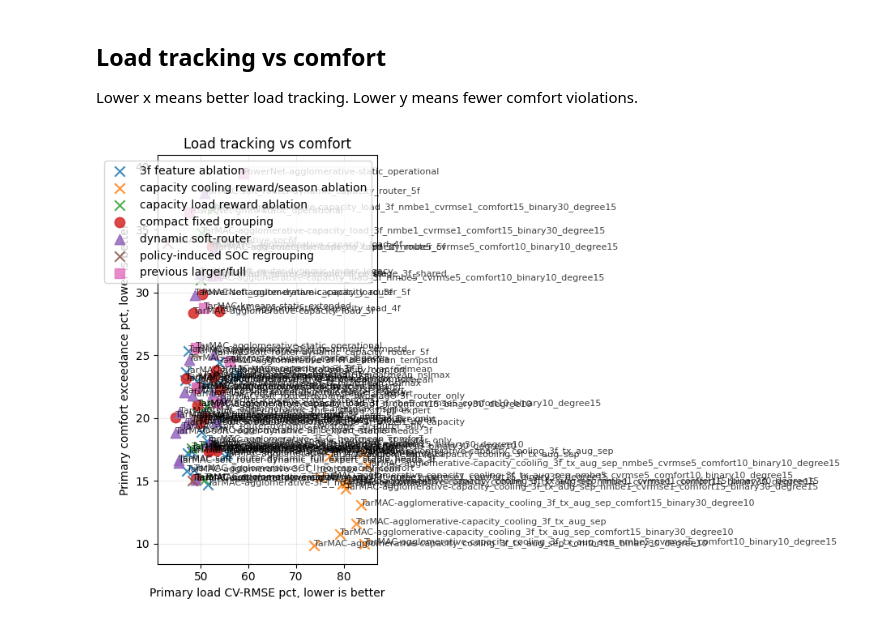
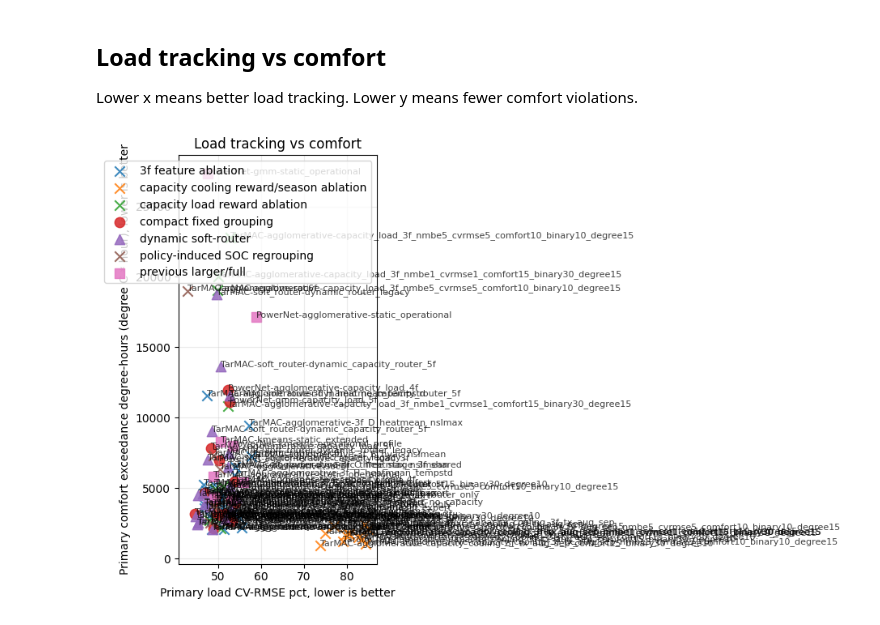
Before and after one commit to EthanZhu1022/annex96_common_exercise_1, a Jupyter notebook: notebooks/grouping_feature_ablation_primary_only_sorted.ipynb, the cells around one changed output. Saved outputs shown, nothing was run; the diff lists cells and outputs as text; code cells hidden in the pictures.

```diff
--- a/notebooks/grouping_feature_ablation_primary_only_sorted.ipynb
+++ b/notebooks/grouping_feature_ablation_primary_only_sorted.ipynb
@@ -142,34 +145,34 @@ marker_map = {
 }
 
 for feature_group, group_df in df.groupby("feature_group"):
     marker = marker_map.get(feature_group, "x")
     ax.scatter(
         group_df["primary_load_cv_rmse_pct"],
-        group_df["primary_comfort_exceedance_pct"],
+        group_df["primary_comfort_degree_hours_total"],
         label=feature_group,
         marker=marker,
         s=80,
         alpha=0.85,
     )
 
 for _, row in df.iterrows():
     arch = str(row.get("architecture", "exp")).split()[0]
     method = row.get("grouping_method_short", "")
     features = row.get("grouping_feature_set_short", "")
     label = f"{arch}-{method}-{features}"
     ax.annotate(
         label,
-        (row["primary_load_cv_rmse_pct"], row["primary_comfort_exceedance_pct"]),
+        (row["primary_load_cv_rmse_pct"], row["primary_comfort_degree_hours_total"]),
         fontsize=8,
         alpha=0.75,
     )
 
 ax.set_xlabel("Primary load CV-RMSE pct, lower is better")
-ax.set_ylabel("Primary comfort exceedance pct, lower is better")
+ax.set_ylabel("Primary comfort exceedance degree-hours (degree C * hour), lower is better")
 ax.set_title("Load tracking vs comfort")
 ax.grid(alpha=0.25)
 ax.legend()
 plt.tight_layout()
 plt.show()
 # %% [output]
-[figure, old version]
+[figure, new version]
```
Also changed, not shown: parts of 3 cells of this notebook, 2 other files.
